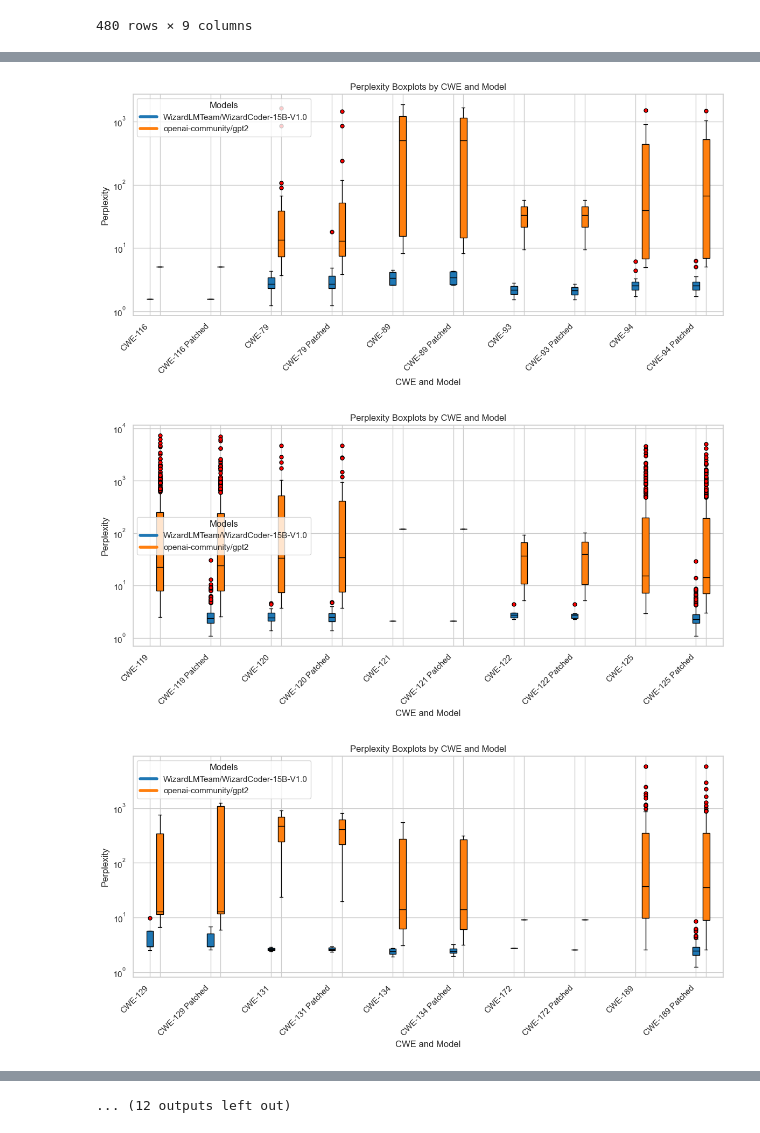
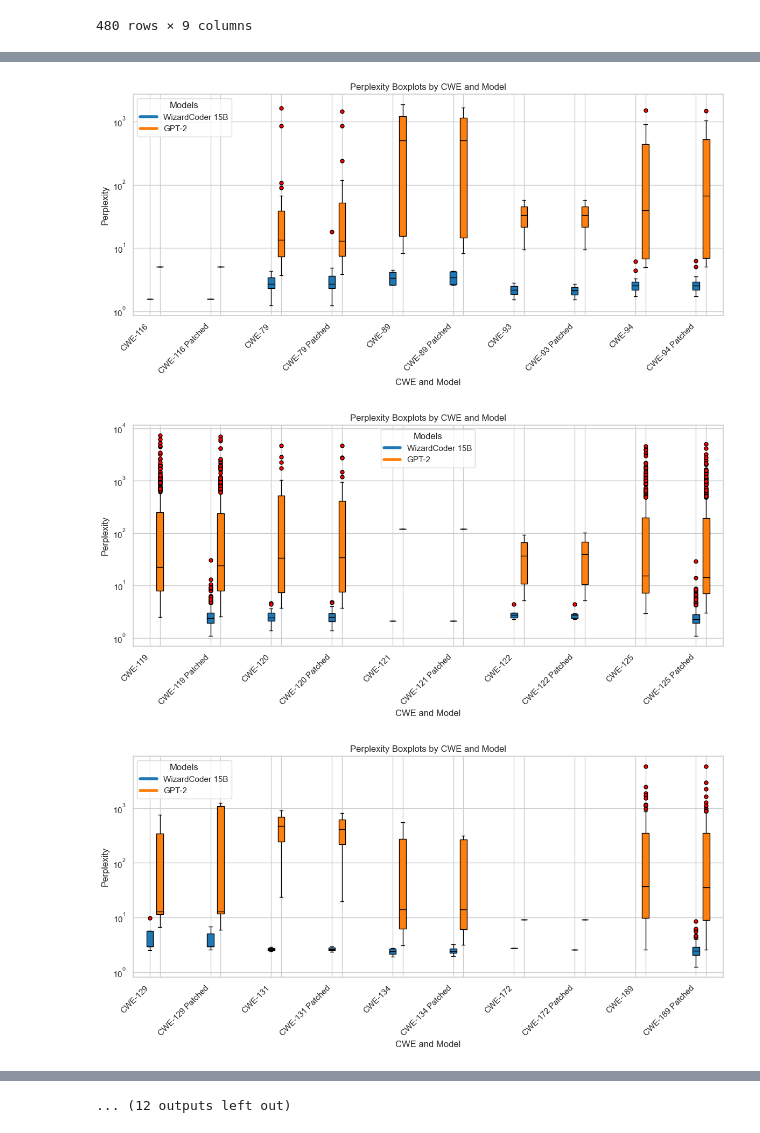
Before and after one commit to rufimelo99/lm-insecure-bias, a Jupyter notebook: sec_aware_cl/perplexity/perplexity.ipynb, the cells around one changed output, grey strips where cells are left out. Saved outputs shown, nothing was run; the diff lists cells and outputs as text; code cells hidden in the pictures.

```diff
--- a/sec_aware_cl/perplexity/perplexity.ipynb
+++ b/sec_aware_cl/perplexity/perplexity.ipynb
@@ -97,6 +97,13 @@ accpeted_models = [
     "WizardLMTeam/WizardCoder-15B-V1.0",
 ]
 
+prettier_names = {
+    "openai-community/gpt2": "GPT-2",
+    "microsoft/codebert-base": "CodeBERT",
+    "WizardLMTeam/WizardCoder-15B-V1.0": "WizardCoder 15B"
+}
+
+
 df = df[df["model"].isin(accpeted_models)]
 df
 # %% [output]
@@ -175,7 +182,7 @@ def plot_grouped_boxplots(df, cwe_subset, model_colors):
 
             # Store legend info
             if model not in legend_handles:
-                legend_handles[model] = plt.Line2D([0], [0], color=model_colors[model], lw=4, label=model)
+                legend_handles[model] = plt.Line2D([0], [0], color=model_colors[model], lw=4, label=prettier_names[model])
 
             if cwe not in labels:
                 labels.append(cwe)
@@ -215,3 +222,3 @@ for i in range(0, len(unique_cwes), batch_size):
-[figure, old version]
+[figure, new version]
-[figure, old version]
+[figure, new version]
-[figure, old version]
+[figure, new version]
```
Also changed, not shown: parts of 8 cells of this notebook, 3 other files.
